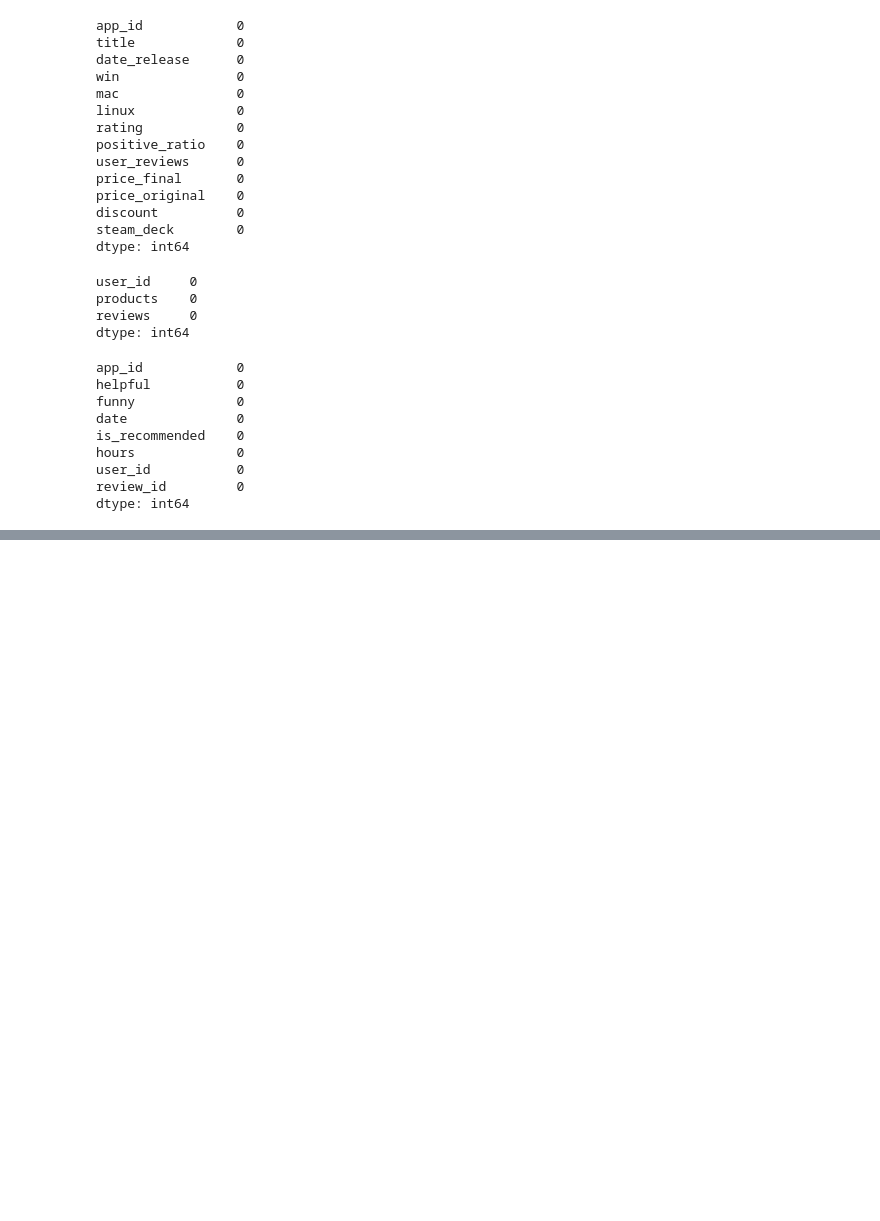
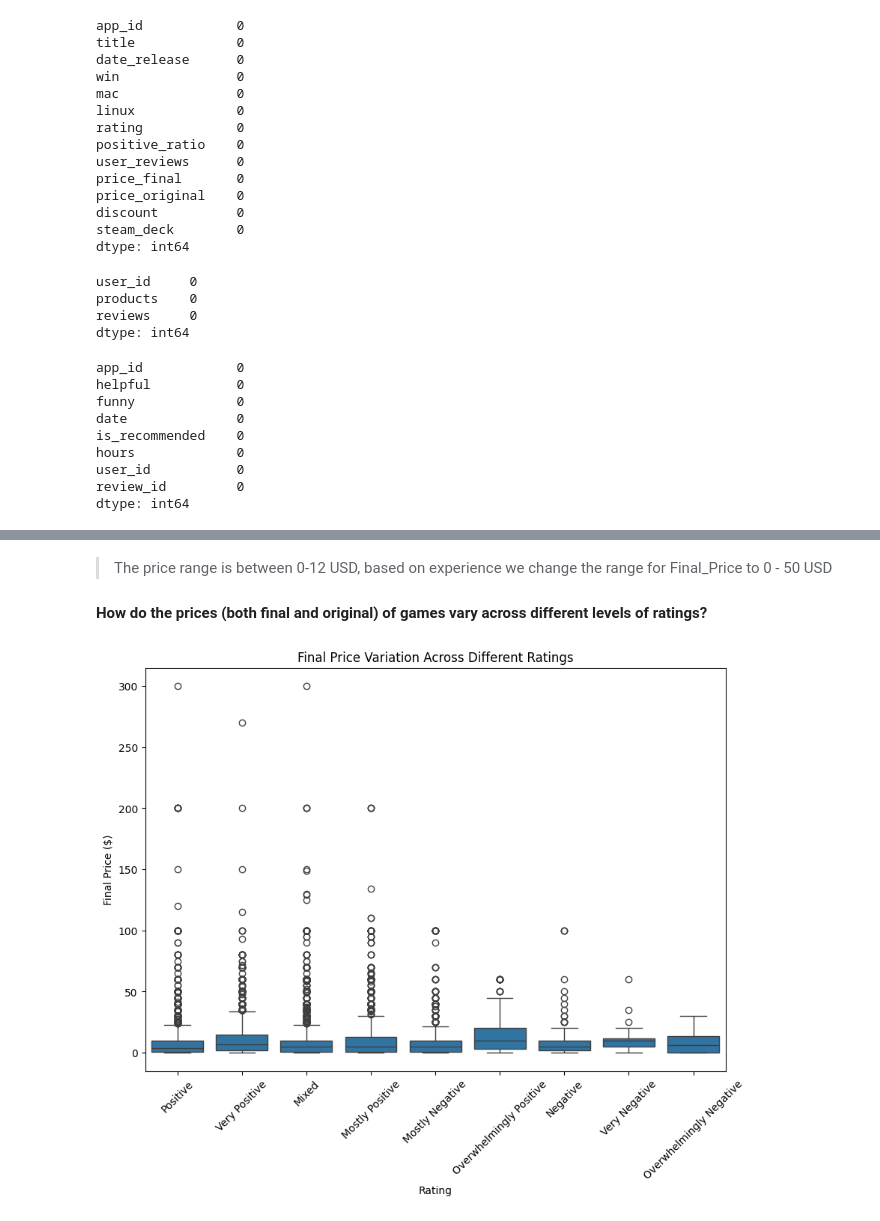
Before and after one commit to Darknight47/Data-Science-Project-02, a Jupyter notebook: steam_game_recommendation.ipynb, the cells around one changed output, grey strips where cells are left out. Drawn from its saved outputs; the diff is of its cells as text; code cells hidden in the pictures; blank space fills up the shorter version.

```diff
--- a/steam_game_recommendation.ipynb
+++ b/steam_game_recommendation.ipynb
@@ -88,0 +108,14 @@ Index(['app_id', 'title', 'date_release', 'win', 'mac', 'linux', 'rating',
+# %% [markdown]
+> The price range is between 0-12 USD, based on experience we change the range for Final_Price to 0 - 50 USD
+#### How do the prices (both final and original) of games vary across different levels of ratings?
+# %%
+# Boxplot for final prices based on ratings
+plt.figure(figsize=(10, 7))
+sns.boxplot(x='rating', y='price_final', data=games_df, order=games_df['rating'].value_counts().index)
+plt.title('Final Price Variation Across Different Ratings')
+plt.xlabel('Rating')
+plt.ylabel('Final Price ($)')
+plt.xticks(rotation=45)
+plt.show()
+# %% [output]
+[figure, added]
```
Also changed, not shown: parts of 13 cells of this notebook.
